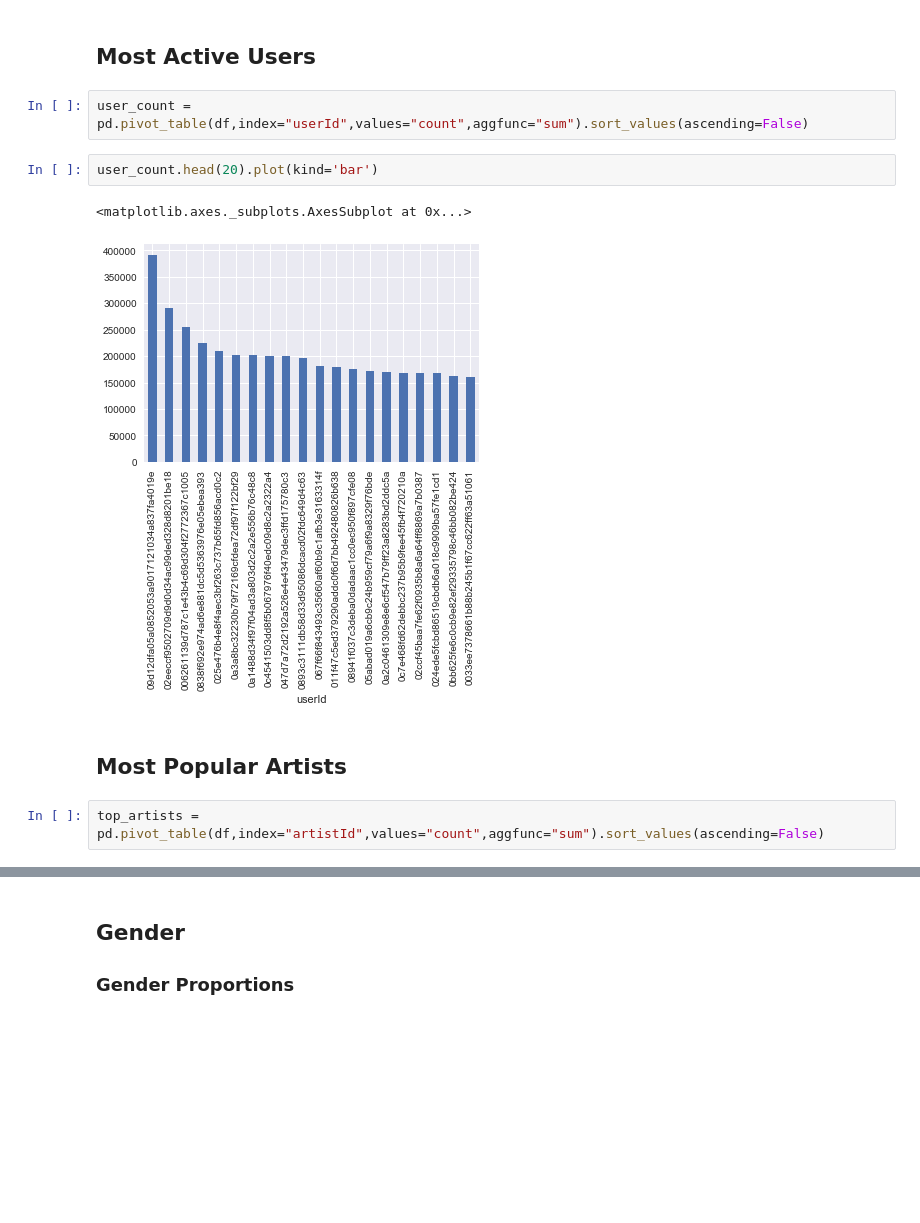
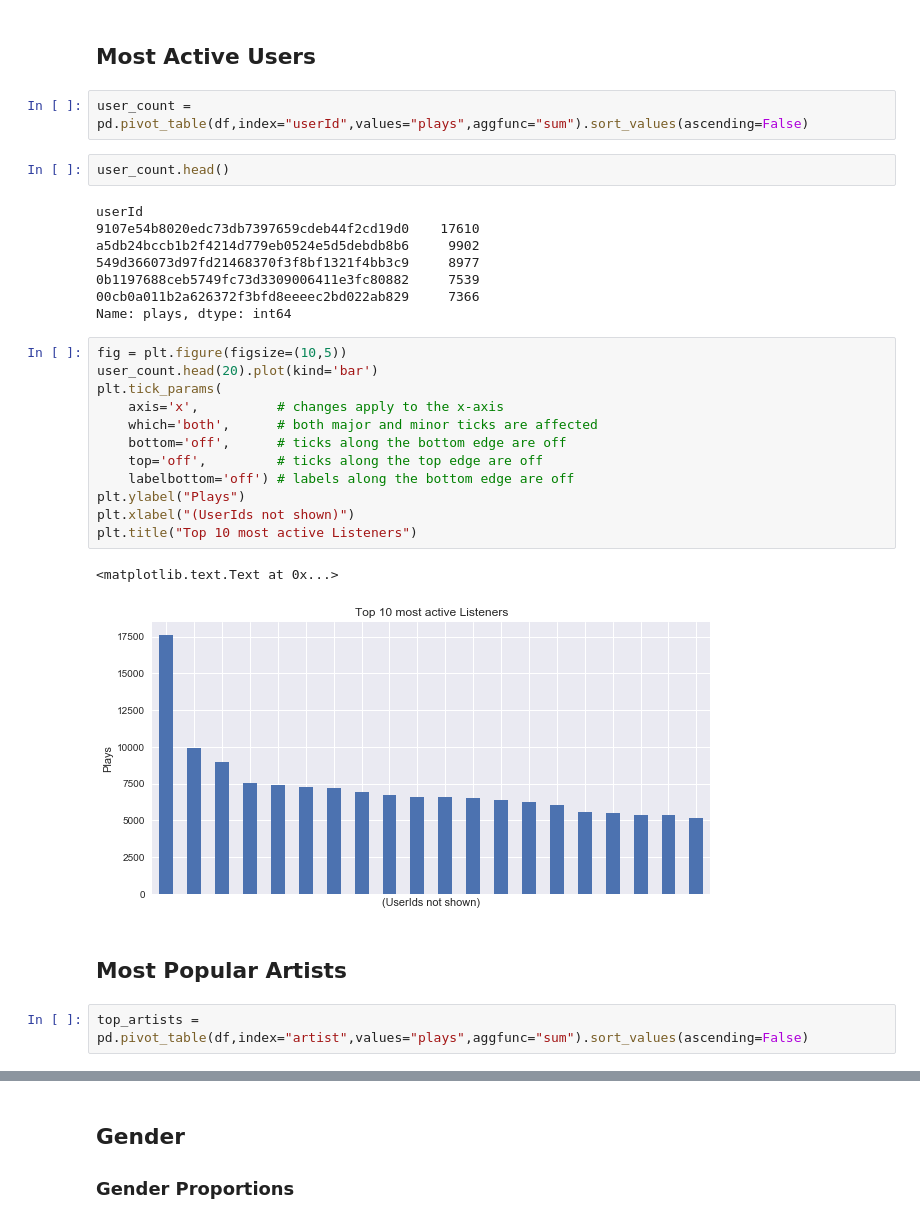
Before and after one commit to nachiketmparanjape/Music-Recommender-last.fm, a Jupyter notebook: Data_Exploration.ipynb, the cells around one changed output, grey strips where cells are left out. Drawn from its saved outputs; the diff is of its cells as text; blank space fills up the shorter version.

```diff
--- a/Data_Exploration.ipynb
+++ b/Data_Exploration.ipynb
@@ -37,13 +49,33 @@ for column in list(df.columns):
 # %% [markdown]
 ## Most Active Users
 # %%
-user_count = pd.pivot_table(df,index="userId",values="count",aggfunc="sum").sort_values(ascending=False)
+user_count = pd.pivot_table(df,index="userId",values="plays",aggfunc="sum").sort_values(ascending=False)
 # %%
-user_count.head(20).plot(kind='bar')
+user_count.head()
 # %% [output]
-<matplotlib.axes._subplots.AxesSubplot at 0x...>
+userId
+9107e54b8020edc73db7397659cdeb44f2cd19d0    17610
+a5db24bccb1b2f4214d779eb0524e5d5debdb8b6     9902
+549d366073d97fd21468370f3f8bf1321f4bb3c9     8977
+0b1197688ceb5749fc73d3309006411e3fc80882     7539
+00cb0a011b2a626372f3bfd8eeeec2bd022ab829     7366
+Name: plays, dtype: int64
-[figure, removed]
+# %%
+fig = plt.figure(figsize=(10,5))
+user_count.head(20).plot(kind='bar')
+plt.tick_params(
+    axis='x',          # changes apply to the x-axis
+    which='both',      # both major and minor ticks are affected
+    bottom='off',      # ticks along the bottom edge are off
+    top='off',         # ticks along the top edge are off
+    labelbottom='off') # labels along the bottom edge are off
+plt.ylabel("Plays")
+plt.xlabel("(UserIds not shown)")
+plt.title("Top 10 most active Listeners")
+# %% [output]
+<matplotlib.text.Text at 0x...>
+[figure, added]
 # %% [markdown]
 ## Most Popular Artists
 # %%
-top_artists = pd.pivot_table(df,index="artistId",values="count",aggfunc="sum").sort_values(ascending=False)
+top_artists = pd.pivot_table(df,index="artist",values="plays",aggfunc="sum").sort_values(ascending=False)
```
Also changed, not shown: parts of 19 cells of this notebook.
